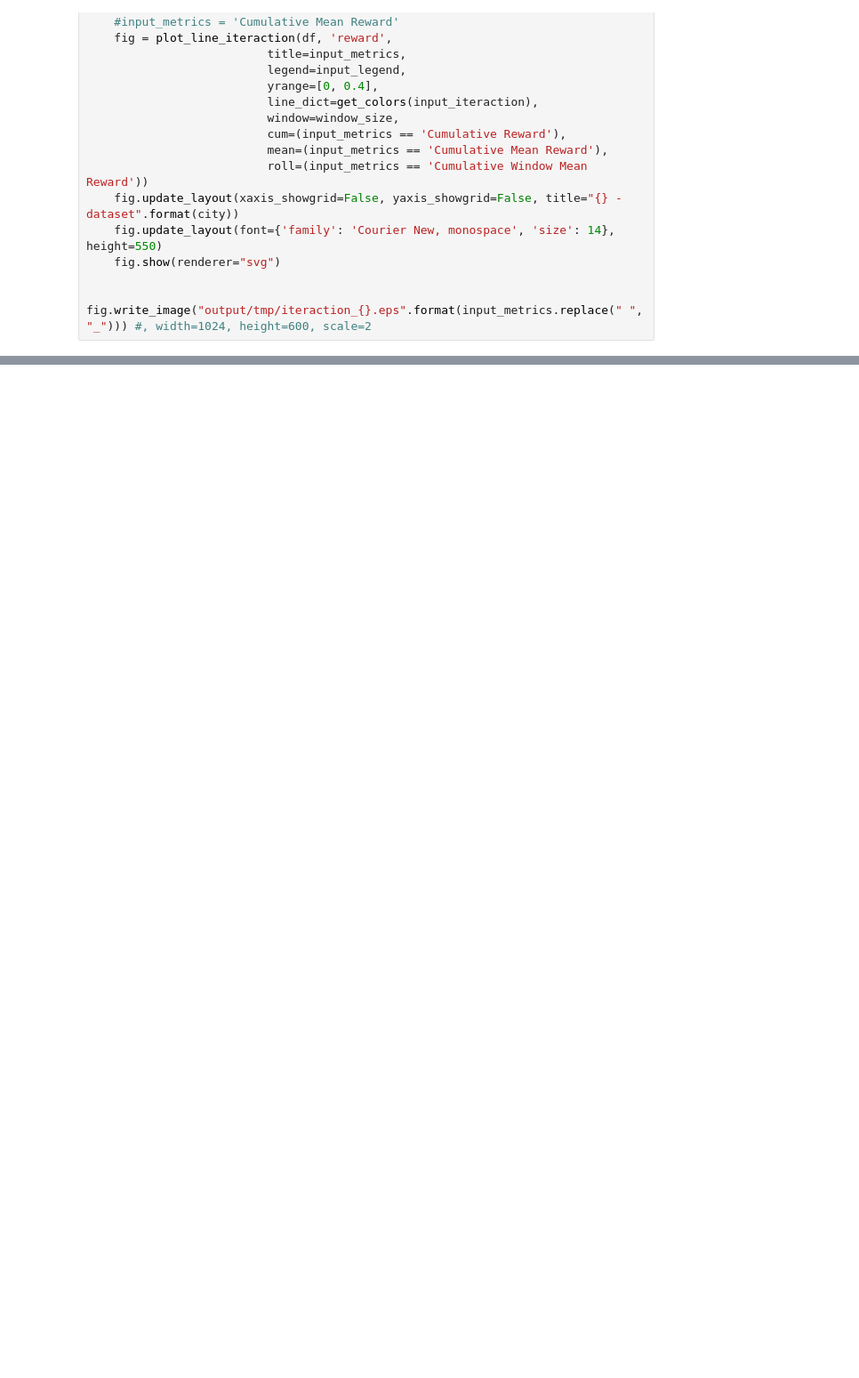
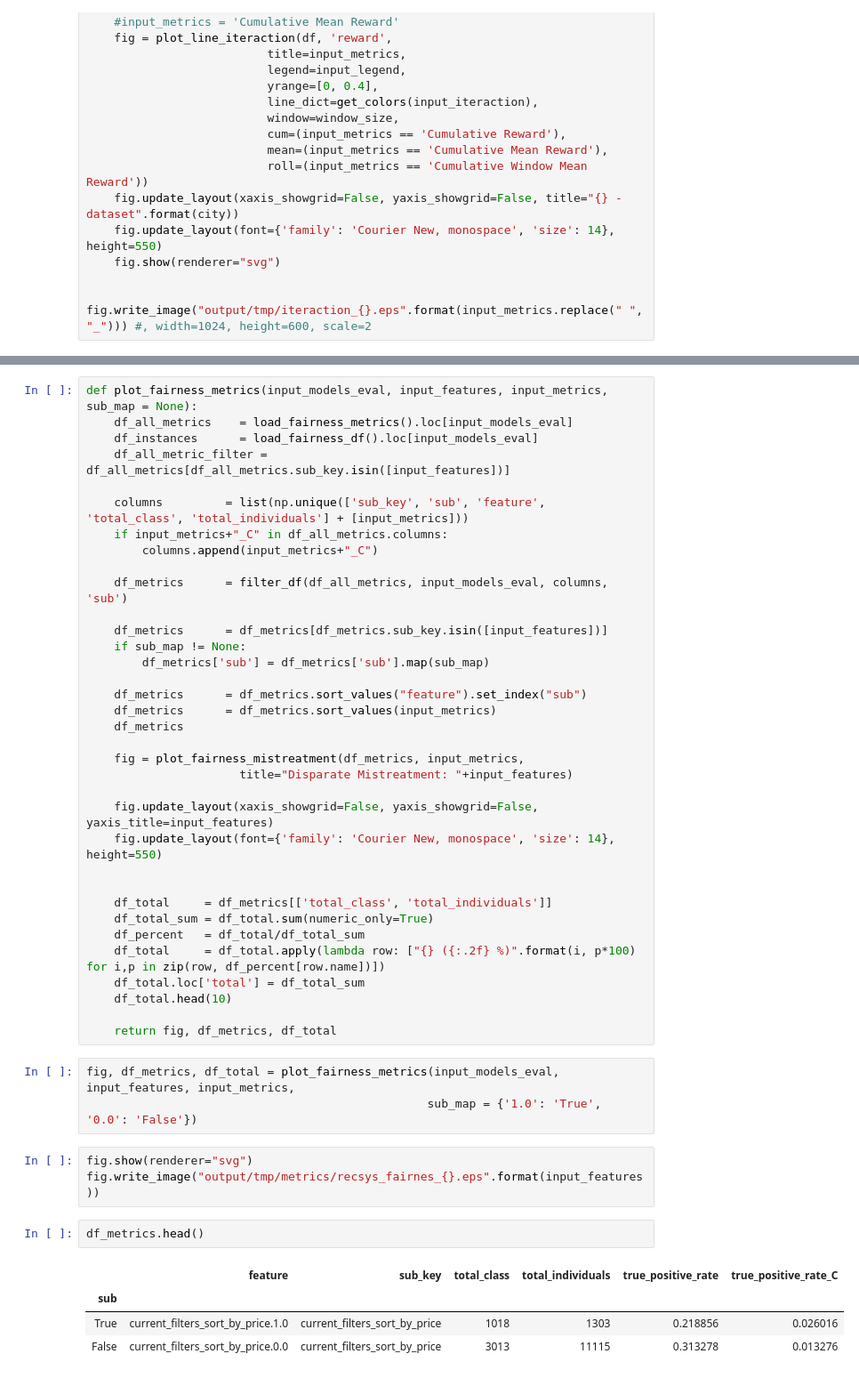
Before and after one commit to deeplearningbrasil/mars-gym, a Jupyter notebook: Resultados.ipynb, the cells around one changed output, grey strips where cells are left out. Shown: that part at 89% size. Saved outputs shown, nothing was run; the diff lists cells and outputs as text; blank space fills up the shorter version.

```diff
--- a/Resultados.ipynb
+++ b/Resultados.ipynb
@@ -287,0 +397,48 @@ for input_metrics in ['Cumulative Reward', 'Cumulative Window Mean Reward', 'Cum
+# %%
+def plot_fairness_metrics(input_models_eval, input_features, input_metrics, sub_map = None):
+    df_all_metrics    = load_fairness_metrics().loc[input_models_eval]
+    df_instances      = load_fairness_df().loc[input_models_eval]
+    df_all_metric_filter = df_all_metrics[df_all_metrics.sub_key.isin([input_features])]
+
+    columns         = list(np.unique(['sub_key', 'sub', 'feature', 'total_class', 'total_individuals'] + [input_metrics]))
+    if input_metrics+"_C" in df_all_metrics.columns:
+        columns.append(input_metrics+"_C")
+
+    df_metrics      = filter_df(df_all_metrics, input_models_eval, columns, 'sub')
+
+    df_metrics      = df_metrics[df_metrics.sub_key.isin([input_features])]
+    if sub_map != None:
+        df_metrics['sub'] = df_metrics['sub'].map(sub_map)
+
+    df_metrics      = df_metrics.sort_values("feature").set_index("sub")
+    df_metrics      = df_metrics.sort_values(input_metrics)
+    df_metrics
+
+    fig = plot_fairness_mistreatment(df_metrics, input_metrics,
+                      title="Disparate Mistreatment: "+input_features)
+
+    fig.update_layout(xaxis_showgrid=False, yaxis_showgrid=False, yaxis_title=input_features)
+    fig.update_layout(font={'family': 'Courier New, monospace', 'size': 14}, height=550)
+
+
+    df_total     = df_metrics[['total_class', 'total_individuals']]
+    df_total_sum = df_total.sum(numeric_only=True)
+    df_percent   = df_total/df_total_sum
+    df_total     = df_total.apply(lambda row: ["{} ({:.2f} %)".format(i, p*100) for i,p in zip(row, df_percent[row.name])])
+    df_total.loc['total'] = df_total_sum
+    df_total.head(10)
+
+    return fig, df_metrics, df_total
+# %%
+fig, df_metrics, df_total = plot_fairness_metrics(input_models_eval, input_features, input_metrics,
+                                                 sub_map = {'1.0': 'True', '0.0': 'False'})
+# %%
+fig.show(renderer="svg")
+fig.write_image("output/tmp/metrics/recsys_fairnes_{}.eps".format(input_features))
+# %%
+df_metrics.head()
+# %% [output]
+|  | feature | sub_key | total_class | total_individuals | true_positive_rate | true_positive_rate_C |
+| sub |  |  |  |  |  |  |
+| True | current_filters_sort_by_price.1.0 | current_filters_sort_by_price | 1018 | 1303 | 0.218856 | 0.026016 |
+| False | current_filters_sort_by_price.0.0 | current_filters_sort_by_price | 3013 | 11115 | 0.313278 | 0.013276 |
```
Also changed, not shown: parts of 19 cells of this notebook, 5 other files.
